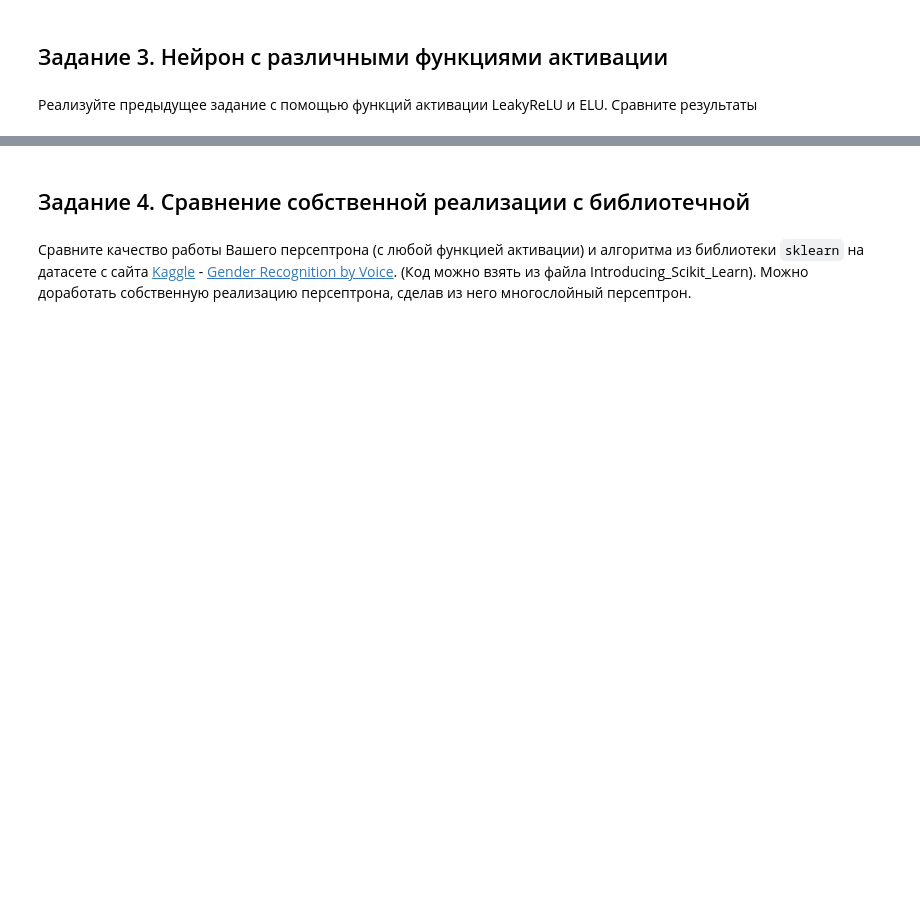
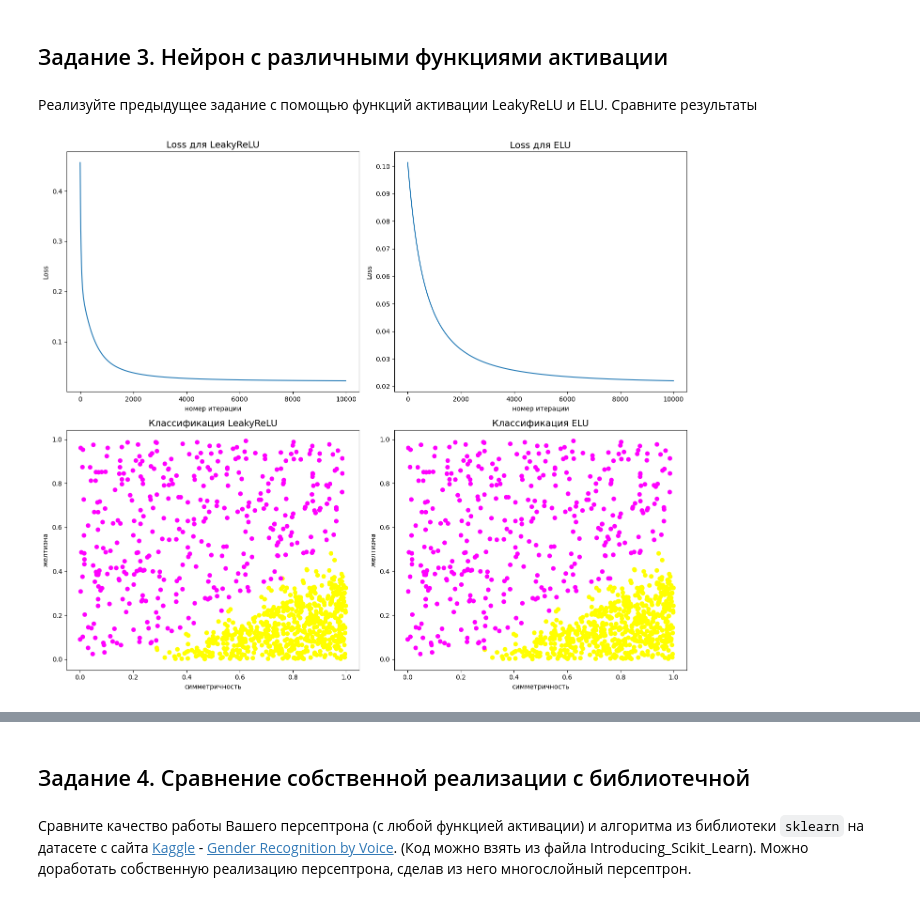
Before and after one commit to C4erries/DeepLerningLabs, a Jupyter notebook: lab3/Lab3_neuron_activations sklearn.ipynb, the cells around one changed output, grey strips where cells are left out. Drawn from its saved outputs; the diff is of its cells as text; code cells hidden in the pictures; blank space fills up the shorter version.

```diff
--- a/lab3/Lab3_neuron_activations sklearn.ipynb
+++ b/lab3/Lab3_neuron_activations sklearn.ipynb
@@ -330,4 +309,4 @@ $$ \frac{\partial Loss}{\partial w} = \begin{equation*}
 # %%
 def relu(x):
     """ReLU-функция"""
-    return <Ваш код здесь>
+    return np.maximum(0, x)
@@ -336,7 +313,7 @@ SyntaxError: invalid syntax (843323147.py, line 3)
 # %%
 def relu_derivative(x):
     """Производная ReLU"""
-    return <Ваш код здесь>
+    return (x > 0).astype(float)
 # %% [markdown]
 Теперь нужно написать класс нейрон с ReLU:
 # %%
@@ -360,9 +337,7 @@ class NeuronReLU:
         :param: X -- матрица примеров размера (n, m), каждая строка - отдельный объект
         :return: вектор размера (n, 1) из нулей и единиц с ответами нейрона
         """
-        n = X.shape[0]
-        y_pred = np.zeros((n, 1))  # y_pred == y_predicted - предсказанные классы
-        <Ваш код здесь>
+        return self.activate(X @ self.w + self.b)  # y_pred == y_predicted - предсказанные классы
 
 
     def backward_pass(self, X, y, y_pred, learning_rate=0.005):
@@ -376,7 +351,10 @@ class NeuronReLU:
         """
         n = len(y)
         y = np.array(y).reshape(-1, 1)
-        <Ваш код здесь>
+
+        delta = (2 / n) * (y_pred - y) * relu_derivative(X @ self.w + self.b)
+        self.w -= learning_rate * (X.T @ delta)
+        self.b -= learning_rate * np.sum(delta)
 
 
     def fit(self, X, y, num_epochs=300):
@@ -641,0 +678,62 @@ $$ \frac{\partial Loss}{\partial w} = \begin{equation*}
+# %%
+np.random.seed(RANDOM_SEED)
+
+leaky_neuron = ActivationNeuron(
+    activation=lambda x: leaky_relu(x, alpha=0.01),
+    activation_derivative=lambda x: leaky_relu_derivative(x, alpha=0.01),
+    w=np.random.rand(X.shape[1], 1),
+    b=np.random.rand(1)
+)
+
+elu_neuron = ActivationNeuron(
+    activation=lambda x: elu(x, alpha=0.01),
+    activation_derivative=lambda x: elu_derivative(x, alpha=0.01),
+    w=np.random.rand(X.shape[1], 1),
+    b=np.random.rand(1)
+)
+
+leaky_losses = leaky_neuron.fit(X, y, num_epochs=10000)
+elu_losses = elu_neuron.fit(X, y, num_epochs=10000)
+
+fig, axes = plt.subplots(2, 2, figsize=(14, 12))
+
+
+#LReLU
+axes[0, 0].plot(leaky_losses)
+axes[0, 0].set_title('Loss для LeakyReLU', fontsize=14)
+axes[0, 0].set_xlabel('номер итерации')
+axes[0, 0].set_ylabel('Loss')
+
+axes[1, 0].scatter(
+    data.iloc[:, 0],
+    data.iloc[:, 1],
+    c=(leaky_neuron.forward_pass(X) > 0.5).ravel(),
+    cmap='spring'
+)
+axes[1, 0].set_title('Классификация LeakyReLU', fontsize=14)
+axes[1, 0].set_xlabel('симметричность')
+axes[1, 0].set_ylabel('желтизна')
+
+#ELU
+axes[0, 1].plot(elu_losses)
+axes[0, 1].set_title('Loss для ELU', fontsize=14)
+axes[0, 1].set_xlabel('номер итерации')
+axes[0, 1].set_ylabel('Loss')
+
+axes[1, 1].scatter(
+    data.iloc[:, 0],
+    data.iloc[:, 1],
+    c=(elu_neuron.forward_pass(X) > 0.5).ravel(),
+    cmap='spring'
+)
+axes[1, 1].set_title('Классификация ELU', fontsize=14)
+axes[1, 1].set_xlabel('симметричность')
+axes[1, 1].set_ylabel('желтизна')
+
+plt.tight_layout()
+plt.show()
+
+print(f'LeakyReLU: финальный loss = {leaky_losses[-1]:.6f}')
+print(f'ELU:       финальный loss = {elu_losses[-1]:.6f}')
+# %% [output]
+[figure, added]
```
Also changed, not shown: parts of 18 cells of this notebook, 1 other file.
